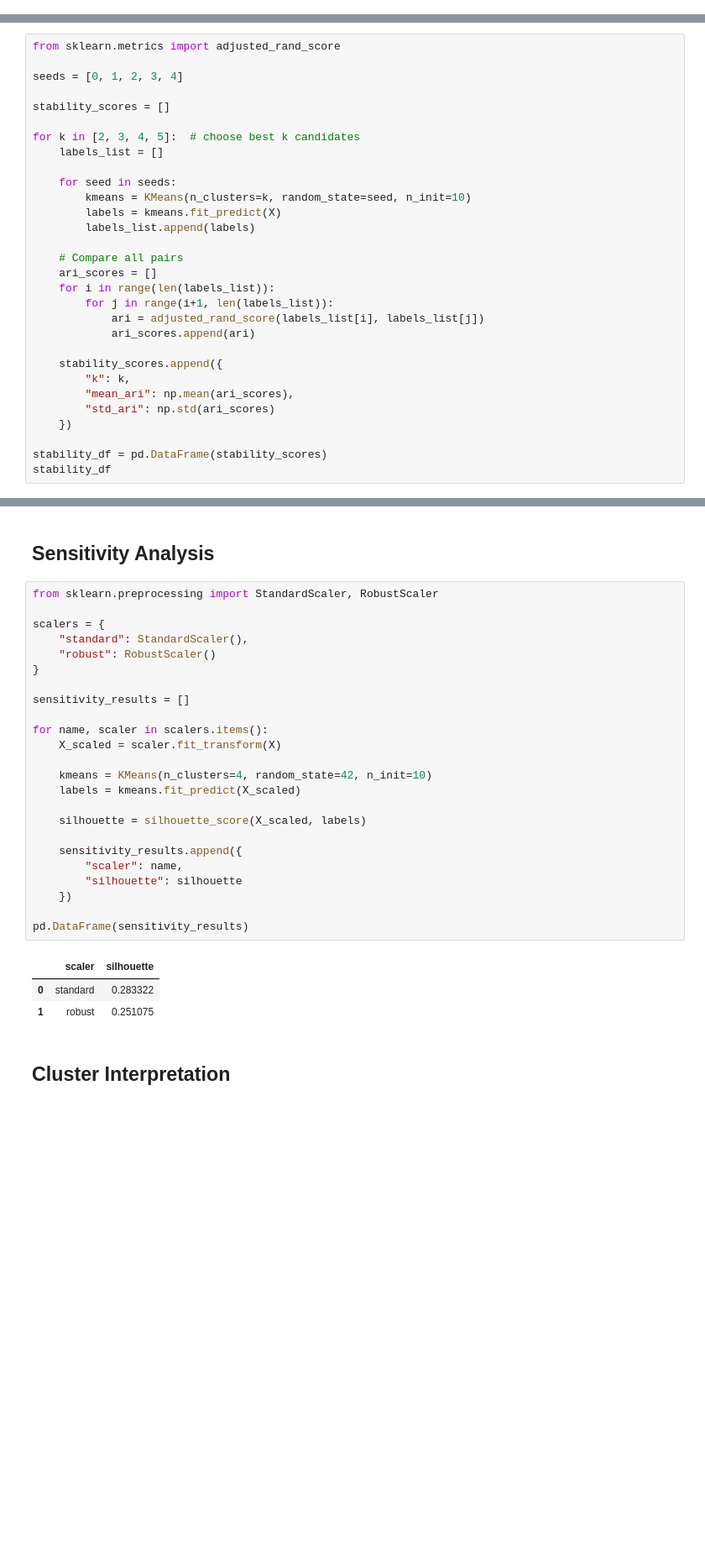
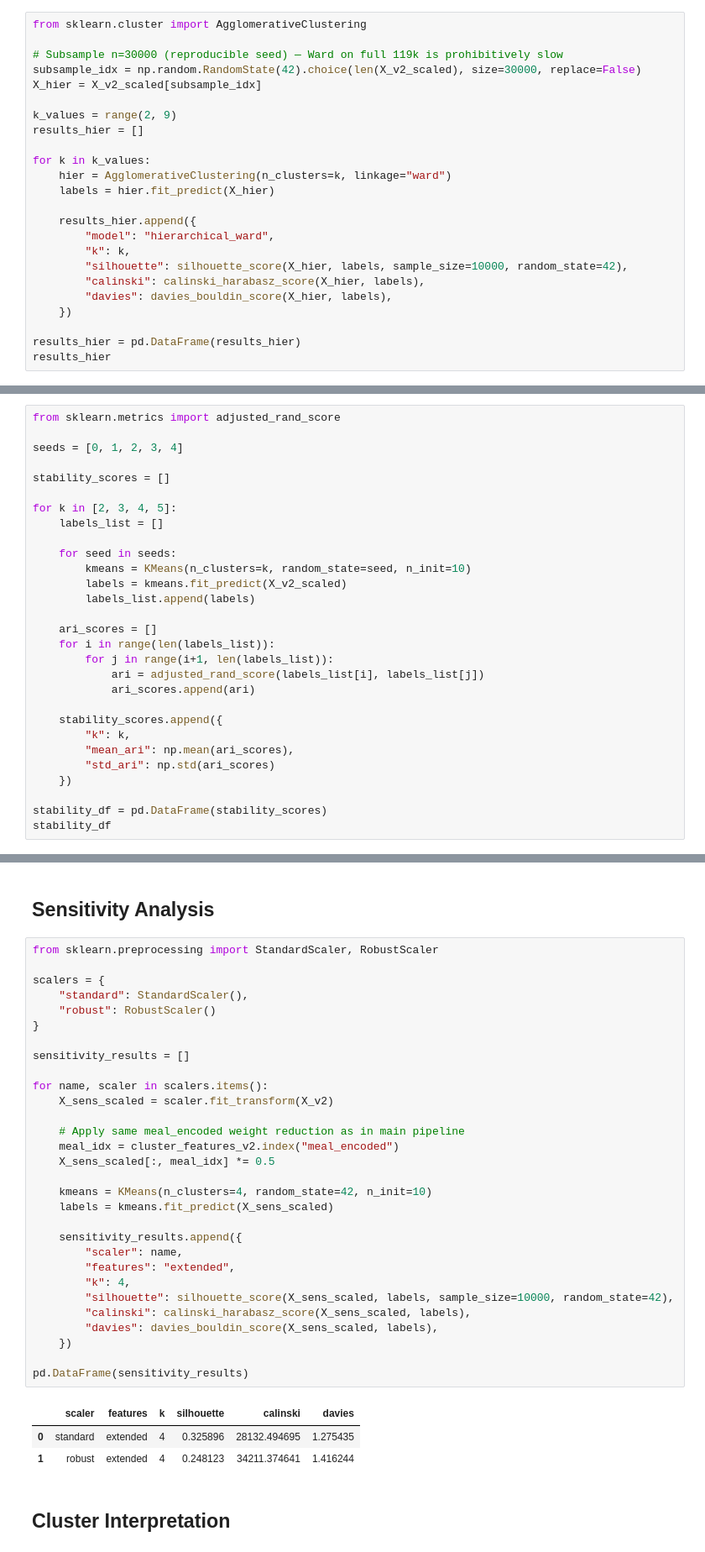
Before and after one commit to alexandreffs/UnsupervisedLearningProj, a Jupyter notebook: project.ipynb, the cells around one changed output, grey strips where cells are left out. Shown at 84% size. Saved outputs shown, nothing was run; the diff lists cells and outputs as text; blank space fills up the shorter version.

```diff
--- a/project.ipynb
+++ b/project.ipynb
@@ -358,0 +519,24 @@ results_gmm
+# %%
+from sklearn.cluster import AgglomerativeClustering
+
+# Subsample n=30000 (reproducible seed) — Ward on full 119k is prohibitively slow
+subsample_idx = np.random.RandomState(42).choice(len(X_v2_scaled), size=30000, replace=False)
+X_hier = X_v2_scaled[subsample_idx]
+
+k_values = range(2, 9)
+results_hier = []
+
+for k in k_values:
+    hier = AgglomerativeClustering(n_clusters=k, linkage="ward")
+    labels = hier.fit_predict(X_hier)
+
+    results_hier.append({
+        "model": "hierarchical_ward",
+        "k": k,
+        "silhouette": silhouette_score(X_hier, labels, sample_size=10000, random_state=42),
+        "calinski": calinski_harabasz_score(X_hier, labels),
+        "davies": davies_bouldin_score(X_hier, labels),
+    })
+
+results_hier = pd.DataFrame(results_hier)
+results_hier
@@ -382,15 +604,14 @@ seeds = [0, 1, 2, 3, 4]
 
 stability_scores = []
 
-for k in [2, 3, 4, 5]:  # choose best k candidates
+for k in [2, 3, 4, 5]:
     labels_list = []
 
     for seed in seeds:
         kmeans = KMeans(n_clusters=k, random_state=seed, n_init=10)
-        labels = kmeans.fit_predict(X)
+        labels = kmeans.fit_predict(X_v2_scaled)
         labels_list.append(labels)
 
-    # Compare all pairs
     ari_scores = []
     for i in range(len(labels_list)):
         for j in range(i+1, len(labels_list)):
@@ -416,31 +637,37 @@ stability_df
 # %%
 from sklearn.preprocessing import StandardScaler, RobustScaler
 
 scalers = {
     "standard": StandardScaler(),
     "robust": RobustScaler()
 }
 
 sensitivity_results = []
 
 for name, scaler in scalers.items():
-    X_scaled = scaler.fit_transform(X)
+    X_sens_scaled = scaler.fit_transform(X_v2)
+
+    # Apply same meal_encoded weight reduction as in main pipeline
+    meal_idx = cluster_features_v2.index("meal_encoded")
+    X_sens_scaled[:, meal_idx] *= 0.5
 
     kmeans = KMeans(n_clusters=4, random_state=42, n_init=10)
-    labels = kmeans.fit_predict(X_scaled)
-
-    silhouette = silhouette_score(X_scaled, labels)
+    labels = kmeans.fit_predict(X_sens_scaled)
 
     sensitivity_results.append({
         "scaler": name,
-        "silhouette": silhouette
+        "features": "extended",
+        "k": 4,
+        "silhouette": silhouette_score(X_sens_scaled, labels, sample_size=10000, random_state=42),
+        "calinski": calinski_harabasz_score(X_sens_scaled, labels),
+        "davies": davies_bouldin_score(X_sens_scaled, labels),
     })
 
 pd.DataFrame(sensitivity_results)
 # %% [output]
-|  | scaler | silhouette |
-| 0 | standard | 0.283322 |
-| 1 | robust | 0.251075 |
+|  | scaler | features | k | silhouette | calinski | davies |
+| 0 | standard | extended | 4 | 0.325896 | 28132.494695 | 1.275435 |
+| 1 | robust | extended | 4 | 0.248123 | 34211.374641 | 1.416244 |
 # %% [markdown]
 ## **Cluster Interpretation**
 # %%
```
Also changed, not shown: parts of 17 cells of this notebook, 8 other files.
